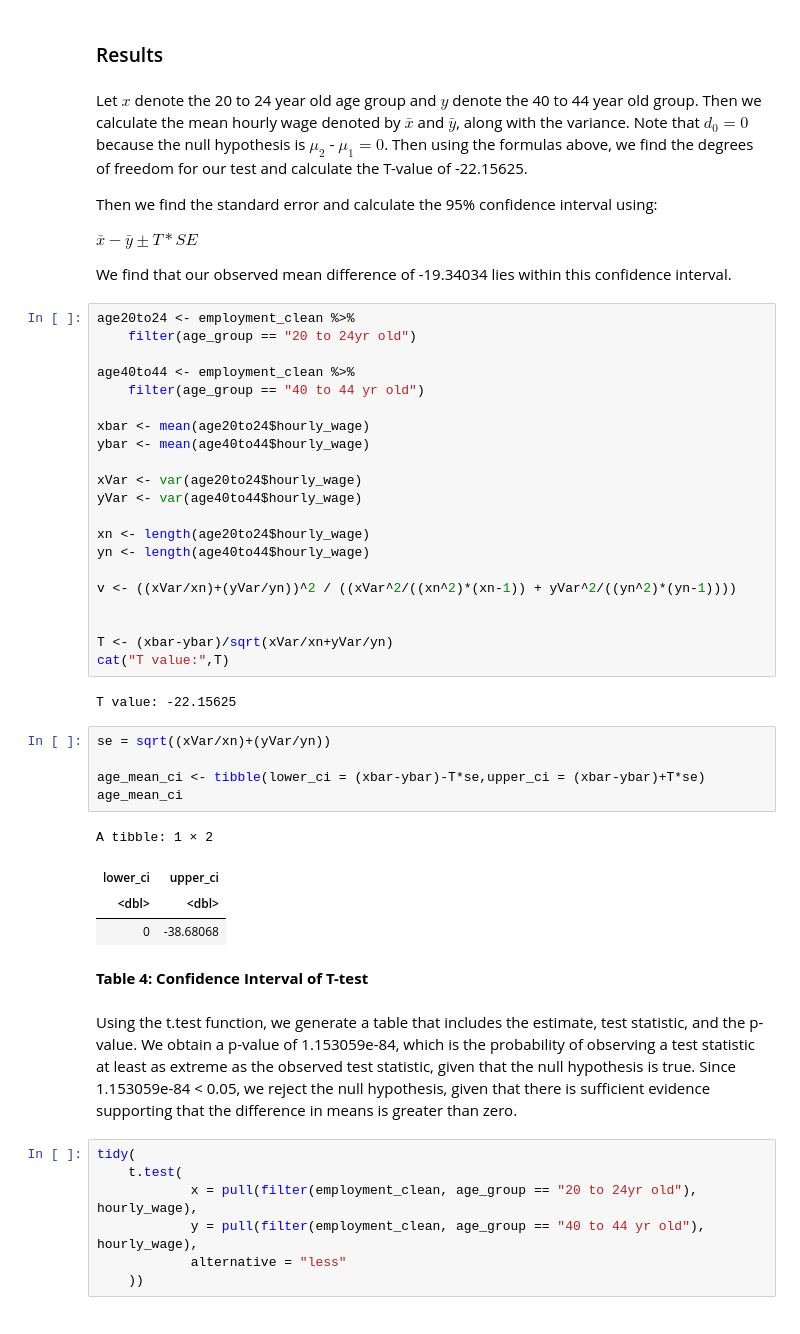
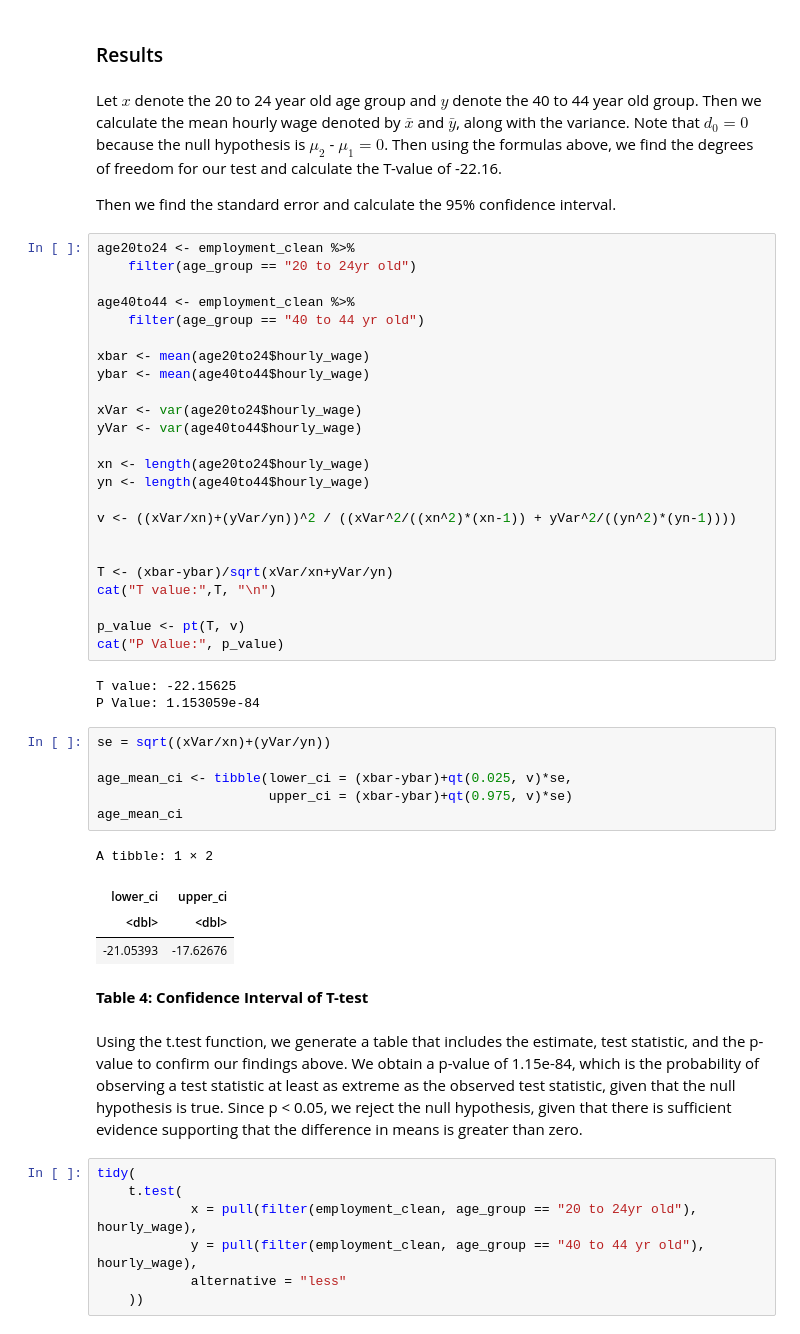
Before and after one commit to GWilliam02/STAT201-Project, a Jupyter notebook: final_report.ipynb, the cells around one changed output. Drawn from its saved outputs; the diff is of its cells as text.

```diff
--- a/final_report.ipynb
+++ b/final_report.ipynb
@@ -162,13 +162,9 @@ The aforementioned test statistics can be used to produce a p-value which will d
 # %% [markdown]
 ### Results ###
 # %% [markdown]
-Let $x$ denote the 20 to 24 year old age group and $y$ denote the 40 to 44 year old group. Then we calculate the mean hourly wage denoted by $\bar{x}$ and $\bar{y}$, along with the variance. Note that $d_0 = 0$ because the null hypothesis is $\mu_2$ - $\mu_1 = 0$. Then using the formulas above, we find the degrees of freedom for our test and calculate the T-value of -22.15625.
+Let $x$ denote the 20 to 24 year old age group and $y$ denote the 40 to 44 year old group. Then we calculate the mean hourly wage denoted by $\bar{x}$ and $\bar{y}$, along with the variance. Note that $d_0 = 0$ because the null hypothesis is $\mu_2$ - $\mu_1 = 0$. Then using the formulas above, we find the degrees of freedom for our test and calculate the T-value of -22.16.
 
-Then we find the standard error and calculate the 95% confidence interval using:
-
-$\bar{x} - \bar{y}  \pm T*SE$
-
-We find that our observed mean difference of -19.34034 lies within this confidence interval.
+Then we find the standard error and calculate the 95% confidence interval.
 # %%
 age20to24 <- employment_clean %>%
     filter(age_group == "20 to 24yr old")
@@ -189,23 +185,28 @@ v <- ((xVar/xn)+(yVar/yn))^2 / ((xVar^2/((xn^2)*(xn-1)) + yVar^2/((yn^2)*(yn-1))
 
 
 T <- (xbar-ybar)/sqrt(xVar/xn+yVar/yn)
-cat("T value:",T)
+cat("T value:",T, "\n")
+
+p_value <- pt(T, v)
+cat("P Value:", p_value)
 # %% [output]
 T value: -22.15625
+P Value: 1.153059e-84
 # %%
 se = sqrt((xVar/xn)+(yVar/yn))
 
-age_mean_ci <- tibble(lower_ci = (xbar-ybar)-T*se,upper_ci = (xbar-ybar)+T*se)
+age_mean_ci <- tibble(lower_ci = (xbar-ybar)+qt(0.025, v)*se,
+                      upper_ci = (xbar-ybar)+qt(0.975, v)*se)
 age_mean_ci
 # %% [output]
 A tibble: 1 × 2
 | lower_ci | upper_ci |
 | <dbl> | <dbl> |
-| 0 | -38.68068 |
+| -21.05393 | -17.62676 |
 # %% [markdown]
 **Table 4: Confidence Interval of T-test**
 # %% [markdown]
-Using the t.test function, we generate a table that includes the estimate, test statistic, and the p-value. We obtain a p-value of 1.153059e-84, which is the probability of observing a test statistic at least as extreme as the observed test statistic, given that the null hypothesis is true. Since 1.153059e-84 < 0.05, we reject the null hypothesis, given that there is sufficient evidence supporting that the difference in means is greater than zero.
+Using the t.test function, we generate a table that includes the estimate, test statistic, and the p-value to confirm our findings above. We obtain a p-value of 1.15e-84, which is the probability of observing a test statistic at least as extreme as the observed test statistic, given that the null hypothesis is true. Since p < 0.05, we reject the null hypothesis, given that there is sufficient evidence supporting that the difference in means is greater than zero.
 # %%
 tidy(
     t.test(
```
Also changed, not shown: parts of 11 cells of this notebook, 1 other file.
